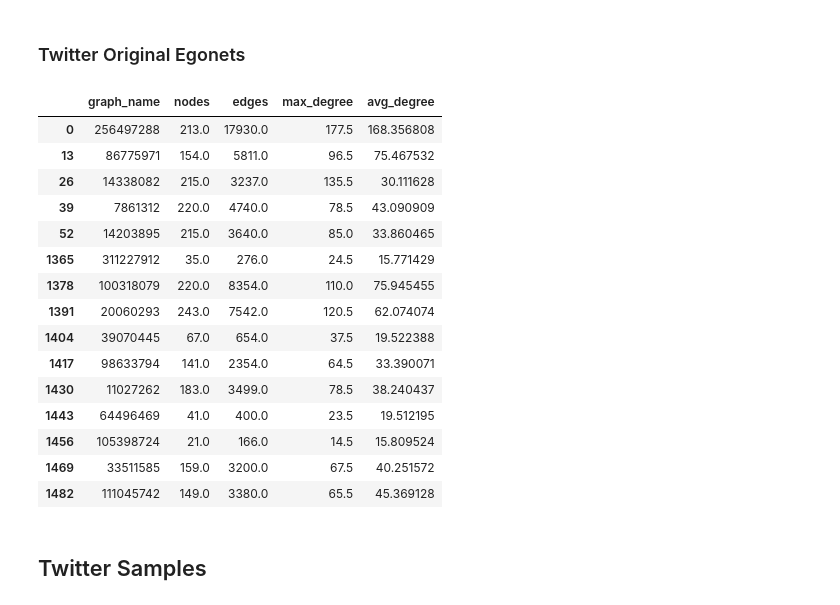
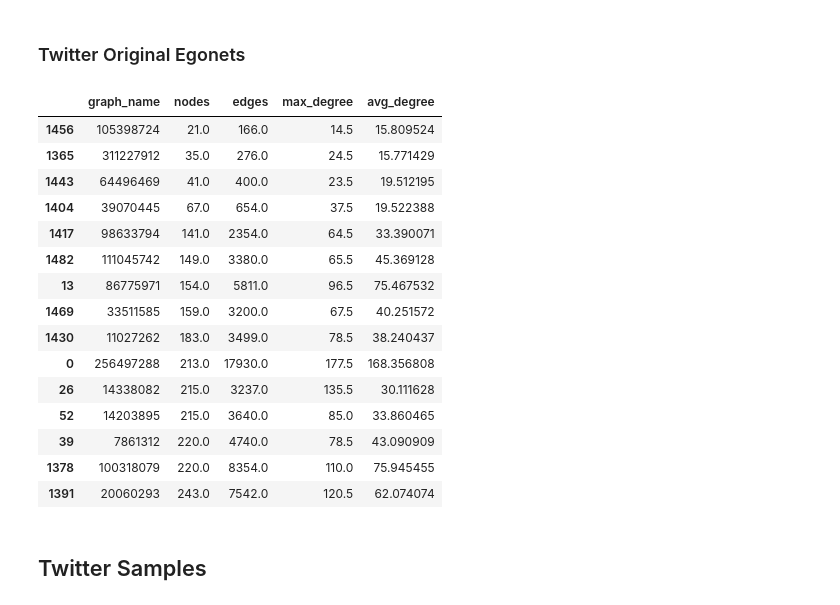
Before and after one commit to viniciusmioto/social_networks_analysis, a Jupyter notebook: src/results/twitter.ipynb, the cells around one changed output. Drawn from its saved outputs; the diff is of its cells as text; code cells hidden in the pictures.

```diff
--- a/src/results/twitter.ipynb
+++ b/src/results/twitter.ipynb
@@ -77,25 +62,25 @@ plot_line_chart(
 )
 # %%
 motif_twitter.query(
-        "graph_name.str.contains('sample') == False and motif == 'motif_1'"
-        )[['graph_name', 'nodes', 'edges', 'max_degree', 'avg_degree']]
+    "graph_name.str.contains('sample') == False and motif == 'motif_1'"
+)[["graph_name", "nodes", "edges", "max_degree", "avg_degree"]].sort_values("nodes")
 # %% [output]
 |  | graph_name | nodes | edges | max_degree | avg_degree |
+| 1456 | 105398724 | 21.0 | 166.0 | 14.5 | 15.809524 |
+| 1365 | 311227912 | 35.0 | 276.0 | 24.5 | 15.771429 |
+| 1443 | 64496469 | 41.0 | 400.0 | 23.5 | 19.512195 |
+| 1404 | 39070445 | 67.0 | 654.0 | 37.5 | 19.522388 |
+| 1417 | 98633794 | 141.0 | 2354.0 | 64.5 | 33.390071 |
+| 1482 | 111045742 | 149.0 | 3380.0 | 65.5 | 45.369128 |
+| 13 | 86775971 | 154.0 | 5811.0 | 96.5 | 75.467532 |
+| 1469 | 33511585 | 159.0 | 3200.0 | 67.5 | 40.251572 |
+| 1430 | 11027262 | 183.0 | 3499.0 | 78.5 | 38.240437 |
 | 0 | 256497288 | 213.0 | 17930.0 | 177.5 | 168.356808 |
-| 13 | 86775971 | 154.0 | 5811.0 | 96.5 | 75.467532 |
 | 26 | 14338082 | 215.0 | 3237.0 | 135.5 | 30.111628 |
+| 52 | 14203895 | 215.0 | 3640.0 | 85.0 | 33.860465 |
 | 39 | 7861312 | 220.0 | 4740.0 | 78.5 | 43.090909 |
-| 52 | 14203895 | 215.0 | 3640.0 | 85.0 | 33.860465 |
-| 1365 | 311227912 | 35.0 | 276.0 | 24.5 | 15.771429 |
 | 1378 | 100318079 | 220.0 | 8354.0 | 110.0 | 75.945455 |
 | 1391 | 20060293 | 243.0 | 7542.0 | 120.5 | 62.074074 |
-| 1404 | 39070445 | 67.0 | 654.0 | 37.5 | 19.522388 |
-| 1417 | 98633794 | 141.0 | 2354.0 | 64.5 | 33.390071 |
-| 1430 | 11027262 | 183.0 | 3499.0 | 78.5 | 38.240437 |
-| 1443 | 64496469 | 41.0 | 400.0 | 23.5 | 19.512195 |
-| 1456 | 105398724 | 21.0 | 166.0 | 14.5 | 15.809524 |
-| 1469 | 33511585 | 159.0 | 3200.0 | 67.5 | 40.251572 |
-| 1482 | 111045742 | 149.0 | 3380.0 | 65.5 | 45.369128 |
 # %% [markdown]
 ## Twitter Samples
 # %%
```
Also changed, not shown: parts of 9 cells of this notebook, 16 other files.
